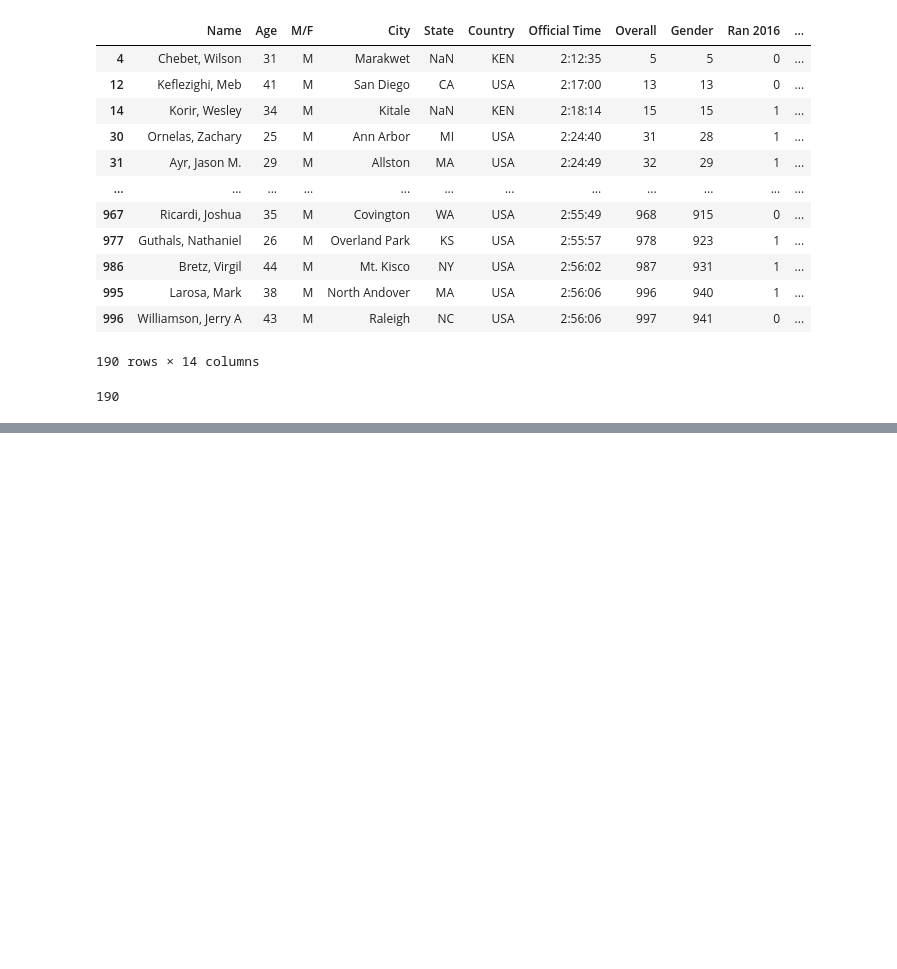
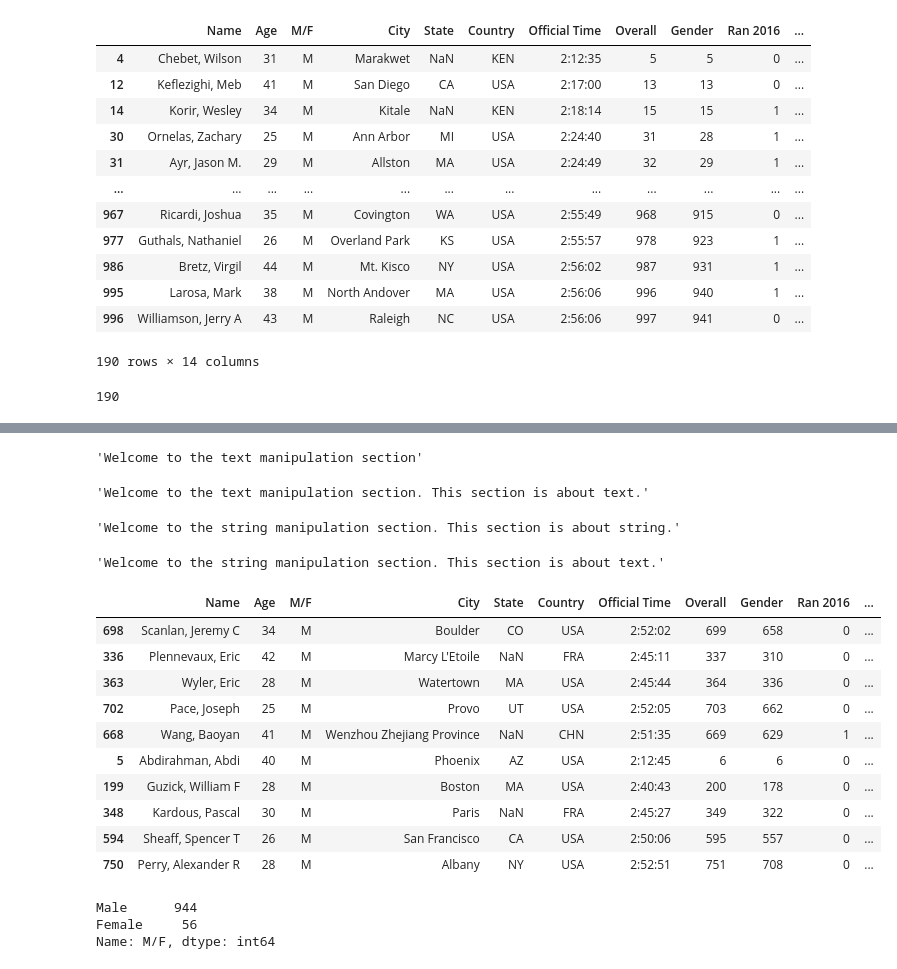
Before and after one commit to TomaszBury/The-ultimate-pandas-bootcamp-advanced-python-data-analysis, a Jupyter notebook: section_11/regex_and_text_manipulation.ipynb, the cells around one changed output, grey strips where cells are left out. Cells and saved outputs as stored; diff of their text form; code cells hidden in the pictures; blank space fills up the shorter version.

```diff
--- a/section_11/regex_and_text_manipulation.ipynb
+++ b/section_11/regex_and_text_manipulation.ipynb
@@ -1724,0 +1730,4 @@ boston.loc[:,'Ran 2015'].sum()
+# %%
+s
+# %% [output]
+'Welcome to the text manipulation section'
@@ -1724,0 +1736,32 @@ boston.loc[:,'Ran 2015'].sum()
+# %%
+s
+# %% [output]
+'Welcome to the text manipulation section. This section is about text.'
+# %%
+s.replace('text', 'string')
+# %% [output]
+'Welcome to the string manipulation section. This section is about string.'
+# %%
+s.replace('text', 'string', 1)
+# %% [output]
+'Welcome to the string manipulation section. This section is about text.'
+# %%
+boston.sample(10)
+# %% [output]
+|  | Name | Age | M/F | City | State | Country | Official Time | Overall | Gender | Ran 2016 | ... |
+| 698 | Scanlan, Jeremy C | 34 | M | Boulder | CO | USA | 2:52:02 | 699 | 658 | 0 | ... |
+| 336 | Plennevaux, Eric | 42 | M | Marcy L'Etoile | NaN | FRA | 2:45:11 | 337 | 310 | 0 | ... |
+| 363 | Wyler, Eric | 28 | M | Watertown | MA | USA | 2:45:44 | 364 | 336 | 0 | ... |
+| 702 | Pace, Joseph | 25 | M | Provo | UT | USA | 2:52:05 | 703 | 662 | 0 | ... |
+| 668 | Wang, Baoyan | 41 | M | Wenzhou Zhejiang Province | NaN | CHN | 2:51:35 | 669 | 629 | 1 | ... |
+| 5 | Abdirahman, Abdi | 40 | M | Phoenix | AZ | USA | 2:12:45 | 6 | 6 | 0 | ... |
+| 199 | Guzick, William F | 28 | M | Boston | MA | USA | 2:40:43 | 200 | 178 | 0 | ... |
+| 348 | Kardous, Pascal | 30 | M | Paris | NaN | FRA | 2:45:27 | 349 | 322 | 0 | ... |
+| 594 | Sheaff, Spencer T | 26 | M | San Francisco | CA | USA | 2:50:06 | 595 | 557 | 0 | ... |
+| 750 | Perry, Alexander R | 28 | M | Albany | NY | USA | 2:52:51 | 751 | 708 | 0 | ... |
+# %%
+boston['M/F'].str.replace("F","Female").str.replace('M','Male').value_counts()
+# %% [output]
+Male      944
+Female     56
+Name: M/F, dtype: int64
```
Also changed, not shown: parts of 14 cells of this notebook.
